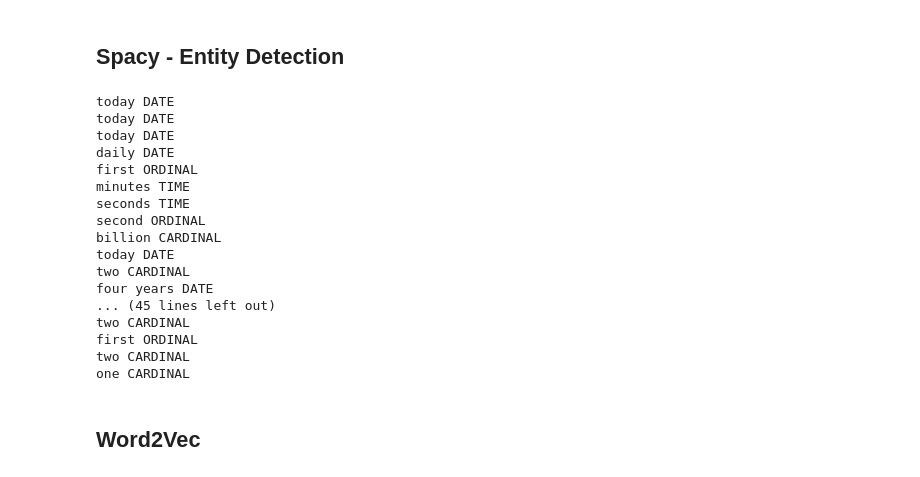
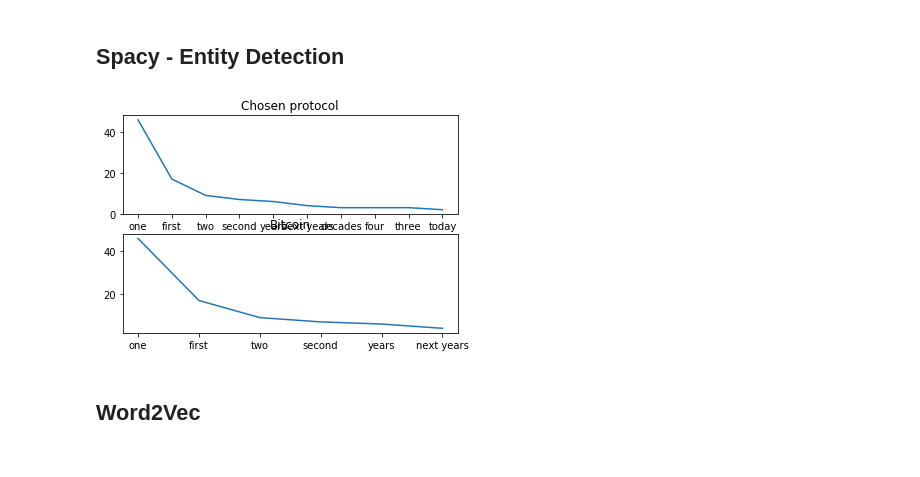
Before and after one commit to luisdiegocm/HWR_DataScience_Project, a Jupyter notebook: notebooks/3- Text Extraction.ipynb, the cells around one changed output. Drawn from its saved outputs; the diff is of its cells as text; code cells hidden in the pictures.

```diff
--- a/notebooks/3- Text Extraction.ipynb
+++ b/notebooks/3- Text Extraction.ipynb
@@ -97,35 +81,44 @@ for key in keys:
 # %% [markdown]
 ## Spacy - Entity Detection
-# %%
-#Entity detection
-from spacy.lang.en import English
-import spacy
-
-nlp = spacy.load('en_core_web_sm')
-
-
-text = only_text[0]
-doc = nlp(text)
-
-for ent in doc.ents:
-    print(ent.text, ent.label_)
-# %% [output]
-today DATE
-today DATE
-today DATE
-daily DATE
-first ORDINAL
-minutes TIME
-seconds TIME
-second ORDINAL
-billion CARDINAL
-today DATE
-two CARDINAL
-four years DATE
-... (45 lines left out)
-two CARDINAL
-first ORDINAL
-two CARDINAL
-one CARDINAL
+# %%
+def entity_det (paper):
+
+    nlp = spacy.load('en_core_web_sm')
+    doc1 = nlp(corpora[paper])
+    doc2 = nlp(corpora['bitcoin'])
+    items1 = [x.text for x in doc1.ents]
+    items2 = [x.text for x in doc2.ents]
+    i1 = Counter(items1).most_common(10)
+    #print('\n')
+    i2 = Counter(items2).most_common(10)
+
+    x1 = []
+    y1 = []
+
+    x2 = []
+    y2 = []
+
+    for i in range(len(i1)):
+        x1.append(i1[i][0])
+        y1.append(i1[i][1])
+
+
+    for i in range(len(i2)):
+        x2.append(i1[i][0])
+        y2.append(i1[i][1])
+
+    plt.subplot(211)
+    plt.plot(x1, y1)
+    plt.title("Chosen protocol")
+
+    plt.subplot(212)
+    plt.plot(x2, y2)
+    plt.title("Bitcoin")
+    plt.show()
+# %%
+#put the name of the white paper here
+entity_det('oceanprotocol')
+# %% [output]
+[figure, added]
 # %% [markdown]
 ## Word2Vec
```
Also changed, not shown: parts of 51 cells of this notebook.
